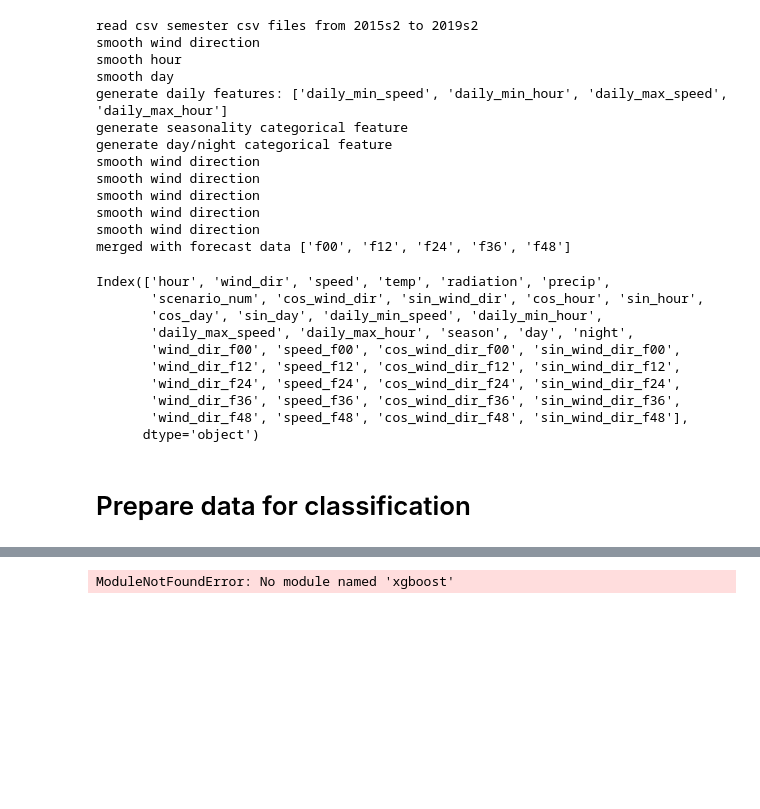
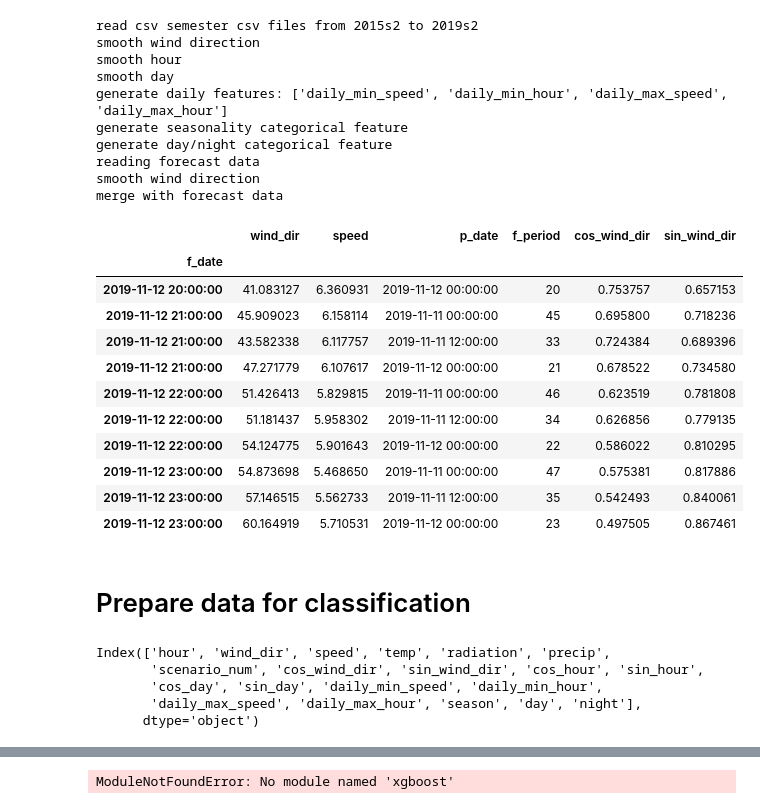
Before and after one commit to leobix/safi, a Jupyter notebook: safi_project_processing-classification.ipynb, the cells around one changed output, grey strips where cells are left out. Cells and saved outputs as stored; diff of their text form; code cells hidden in the pictures; blank space fills up the shorter version.

```diff
--- a/safi_project_processing-classification.ipynb
+++ b/safi_project_processing-classification.ipynb
@@ -26,7 +26,7 @@ from datetime import date, datetime, timedelta
 from data_preperation import *
 # %%
 data=prepare_data(one_hot=False)
-data_merge = prepare_data_with_forecast(data)
+data_merge, data, forecast = prepare_data_with_forecast(data, keep_only_last=False)
 # %% [output]
 read csv semester csv files from 2015s2 to 2019s2
 smooth wind direction
@@ -35,24 +35,31 @@ smooth day
 generate daily features: ['daily_min_speed', 'daily_min_hour', 'daily_max_speed', 'daily_max_hour']
 generate seasonality categorical feature
 generate day/night categorical feature
+reading forecast data
 smooth wind direction
-smooth wind direction
-smooth wind direction
-smooth wind direction
-smooth wind direction
-merged with forecast data ['f00', 'f12', 'f24', 'f36', 'f48']
+merge with forecast data
-# %%
-data_merge.columns
-# %% [output]
-Index(['hour', 'wind_dir', 'speed', 'temp', 'radiation', 'precip',
-       'scenario_num', 'cos_wind_dir', 'sin_wind_dir', 'cos_hour', 'sin_hour',
-       'cos_day', 'sin_day', 'daily_min_speed', 'daily_min_hour',
-       'daily_max_speed', 'daily_max_hour', 'season', 'day', 'night',
-       'wind_dir_f00', 'speed_f00', 'cos_wind_dir_f00', 'sin_wind_dir_f00',
-       'wind_dir_f12', 'speed_f12', 'cos_wind_dir_f12', 'sin_wind_dir_f12',
-       'wind_dir_f24', 'speed_f24', 'cos_wind_dir_f24', 'sin_wind_dir_f24',
-       'wind_dir_f36', 'speed_f36', 'cos_wind_dir_f36', 'sin_wind_dir_f36',
-       'wind_dir_f48', 'speed_f48', 'cos_wind_dir_f48', 'sin_wind_dir_f48'],
-      dtype='object')
+# %%
+forecast.tail(10)
+# %% [output]
+|  | wind_dir | speed | p_date | f_period | cos_wind_dir | sin_wind_dir |
+| f_date |  |  |  |  |  |  |
+| 2019-11-12 20:00:00 | 41.083127 | 6.360931 | 2019-11-12 00:00:00 | 20 | 0.753757 | 0.657153 |
+| 2019-11-12 21:00:00 | 45.909023 | 6.158114 | 2019-11-11 00:00:00 | 45 | 0.695800 | 0.718236 |
+| 2019-11-12 21:00:00 | 43.582338 | 6.117757 | 2019-11-11 12:00:00 | 33 | 0.724384 | 0.689396 |
+| 2019-11-12 21:00:00 | 47.271779 | 6.107617 | 2019-11-12 00:00:00 | 21 | 0.678522 | 0.734580 |
+| 2019-11-12 22:00:00 | 51.426413 | 5.829815 | 2019-11-11 00:00:00 | 46 | 0.623519 | 0.781808 |
+| 2019-11-12 22:00:00 | 51.181437 | 5.958302 | 2019-11-11 12:00:00 | 34 | 0.626856 | 0.779135 |
+| 2019-11-12 22:00:00 | 54.124775 | 5.901643 | 2019-11-12 00:00:00 | 22 | 0.586022 | 0.810295 |
+| 2019-11-12 23:00:00 | 54.873698 | 5.468650 | 2019-11-11 00:00:00 | 47 | 0.575381 | 0.817886 |
+| 2019-11-12 23:00:00 | 57.146515 | 5.562733 | 2019-11-11 12:00:00 | 35 | 0.542493 | 0.840061 |
+| 2019-11-12 23:00:00 | 60.164919 | 5.710531 | 2019-11-12 00:00:00 | 23 | 0.497505 | 0.867461 |
 # %% [markdown]
 # Prepare data for classification
+# %%
+data.columns
+# %% [output]
+Index(['hour', 'wind_dir', 'speed', 'temp', 'radiation', 'precip',
+       'scenario_num', 'cos_wind_dir', 'sin_wind_dir', 'cos_hour', 'sin_hour',
+       'cos_day', 'sin_day', 'daily_min_speed', 'daily_min_hour',
+       'daily_max_speed', 'daily_max_hour', 'season', 'day', 'night'],
+      dtype='object')
```
Also changed, not shown: parts of 13 cells of this notebook, 1 other file.
